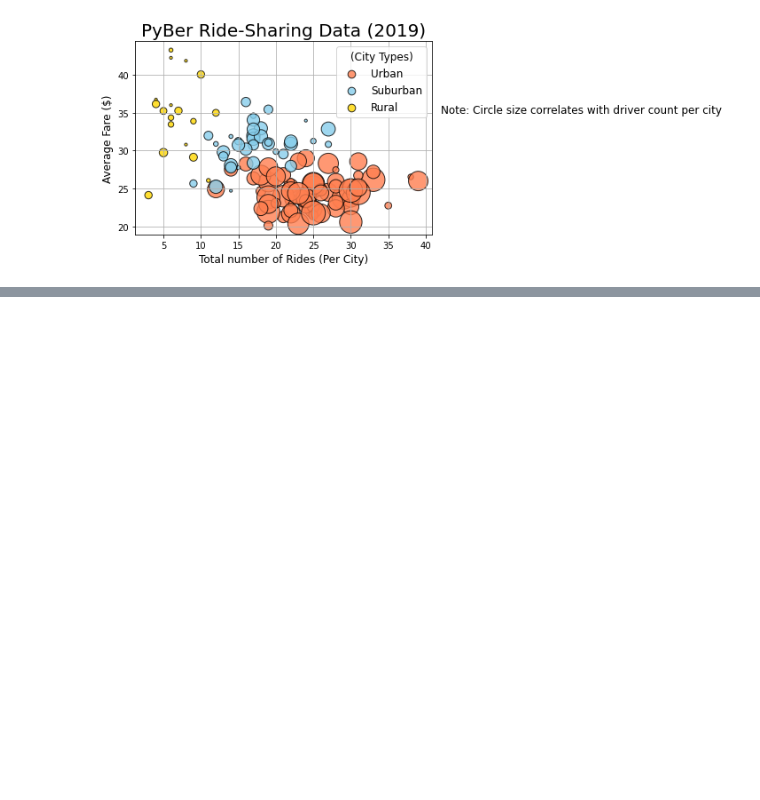
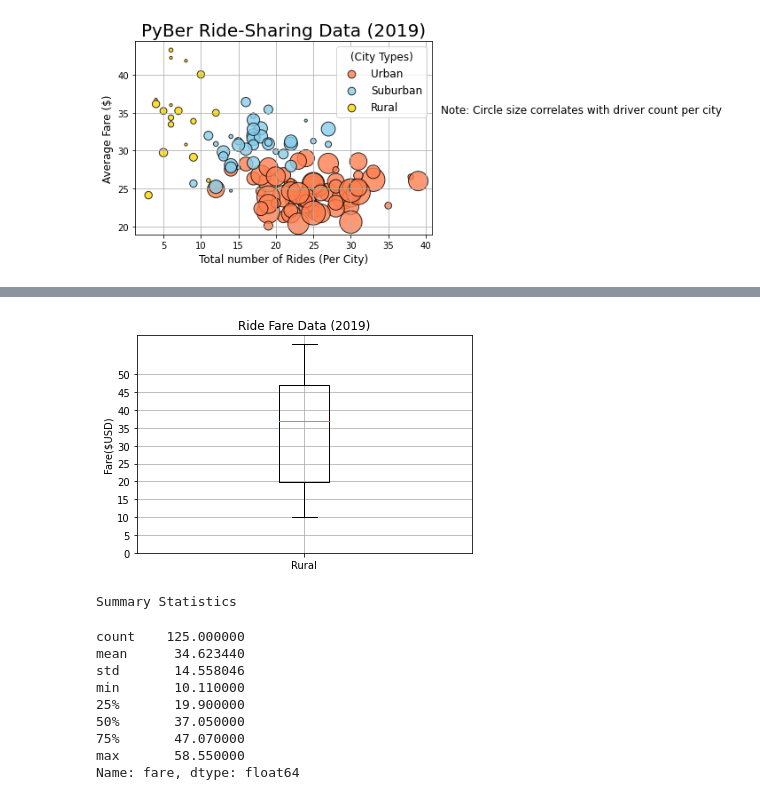
Before and after one commit to hbustamante8/PyBer_Analysis, a Jupyter notebook: PyBer.ipynb, the cells around one changed output, grey strips where cells are left out. Cells and saved outputs as stored; diff of their text form; code cells hidden in the pictures; blank space fills up the shorter version.

```diff
--- a/PyBer.ipynb
+++ b/PyBer.ipynb
@@ -288,0 +455,11 @@ plt.savefig("analysis/Fig1")
+# %%
+#Get the fares for the rural cities
+rural_fares = rural_cities_df["fare"]
+mean_rural_fares = np.mean(rural_fares)
+print(f"The mean fare price for rural trips is ${mean_rural_fares:.2f}.")
+
+median_rural_fares = np.median(urban_fares)
+print(f"The median fare price for rural trips is ${median_rural_fares:.2f}.")
+
+mode_rural_fares = sts.mode(urban_fares)
+print(f"The mode fare price for rural trips is {mode_rural_fares}.")
@@ -288,0 +600,25 @@ plt.savefig("analysis/Fig1")
+# %%
+# Create a box-and-whisker plot for the urban fare data.
+x_labels = ["Rural"]
+fig, ax = plt.subplots()
+ax.boxplot(rural_fares, labels=x_labels)
+# Add the title, y-axis label and grid.
+ax.set_title('Ride Fare Data (2019)')
+ax.set_ylabel('Fare($USD)')
+ax.set_yticks(np.arange(0, 51, step=5.0))
+ax.grid()
+plt.show()
+print("Summary Statistics")
+rural_fares.describe()
+# %% [output]
+[figure, added]
+Summary Statistics
+count    125.000000
+mean      34.623440
+std       14.558046
+min       10.110000
+25%       19.900000
+50%       37.050000
+75%       47.070000
+max       58.550000
+Name: fare, dtype: float64
```
Also changed, not shown: parts of 32 cells of this notebook.
